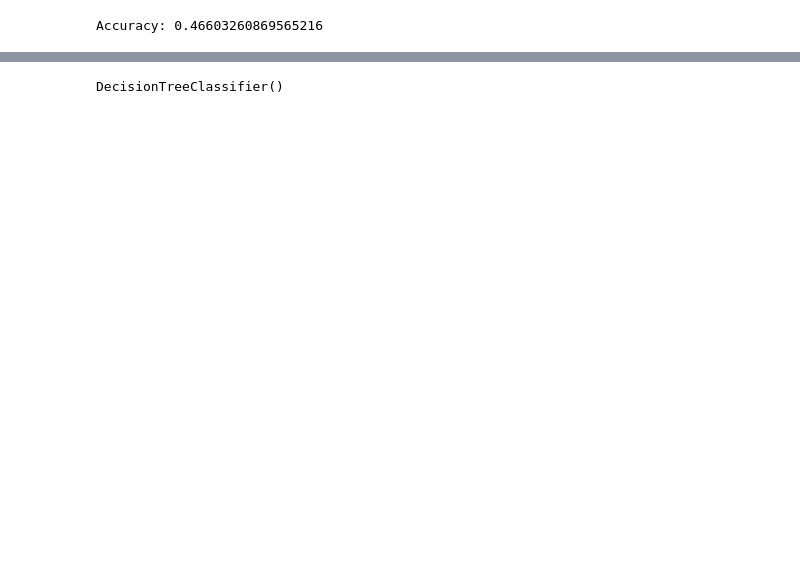
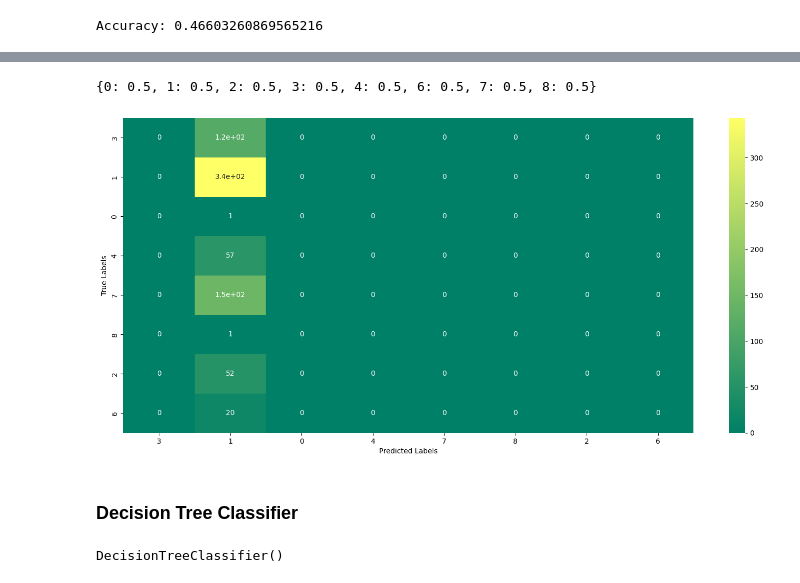
Before and after one commit to Ashrockzzz2003/Cricket_Best_11_Prediction, a Jupyter notebook: predicting_Dismissal.ipynb, the cells around one changed output, grey strips where cells are left out. Saved outputs shown, nothing was run; the diff lists cells and outputs as text; code cells hidden in the pictures; blank space fills up the shorter version.

```diff
--- a/predicting_Dismissal.ipynb
+++ b/predicting_Dismissal.ipynb
@@ -799,3 +626,39 @@ Accuracy: 0.46603260869565216
+# %%
+# Class Prediction Error Plot for multiclass classification
+def roc_auc_score_multiclass(actual_class, pred_class, average = "macro"):
+
+    #creating a set of all the unique classes using the actual class list
+    unique_class = set(actual_class)
+    roc_auc_dict = {}
+    for per_class in unique_class:
+
+        #creating a list of all the classes except the current class
+        other_class = [x for x in unique_class if x != per_class]
+
+        #marking the current class as 1 and all other classes as 0
+        new_actual_class = [0 if x in other_class else 1 for x in actual_class]
+        new_pred_class = [0 if x in other_class else 1 for x in pred_class]
+
+        #using the sklearn metrics method to calculate the roc_auc_score
+        roc_auc = roc_auc_score(new_actual_class, new_pred_class, average = average)
+        roc_auc_dict[per_class] = roc_auc
+
+    return roc_auc_dict
+
+roc_auc_dict = roc_auc_score_multiclass(y_test, y_pred)
+roc_auc_dict
+# %% [output]
+{0: 0.5, 1: 0.5, 2: 0.5, 3: 0.5, 4: 0.5, 6: 0.5, 7: 0.5, 8: 0.5}
+# %%
+plt.figure(figsize = (18,8))
+sns.heatmap(confusion_matrix(y_test, y_pred), annot = True, xticklabels = y_test.unique(), yticklabels = y_test.unique(), cmap = 'summer')
+plt.xlabel('Predicted Labels')
+plt.ylabel('True Labels')
+plt.show()
+# %% [output]
+[figure, added]
+# %% [markdown]
+### Decision Tree Classifier
 # %%
 from sklearn.tree import DecisionTreeClassifier
 model = DecisionTreeClassifier()
```
Also changed, not shown: parts of 90 cells of this notebook.
